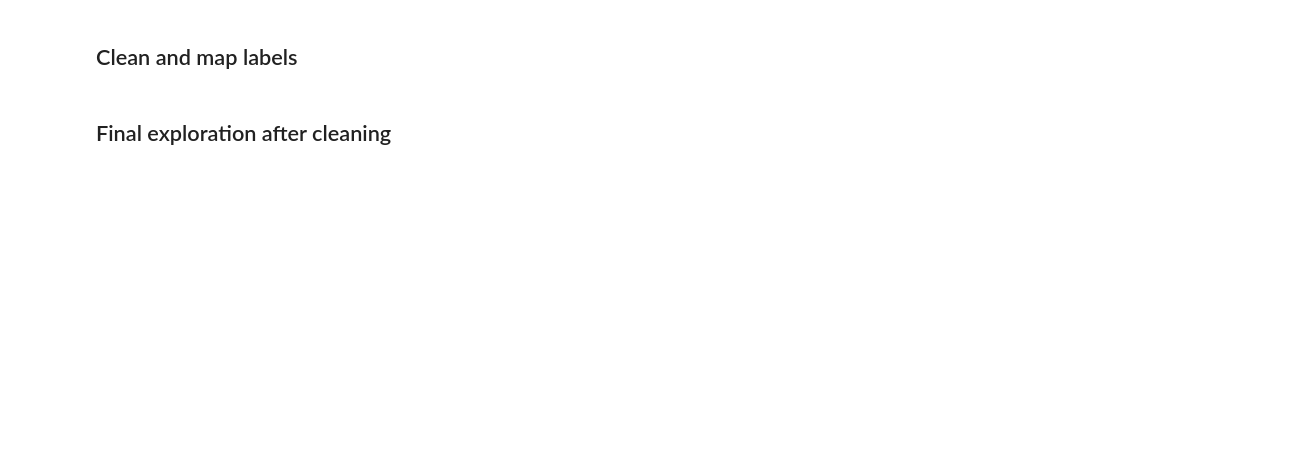
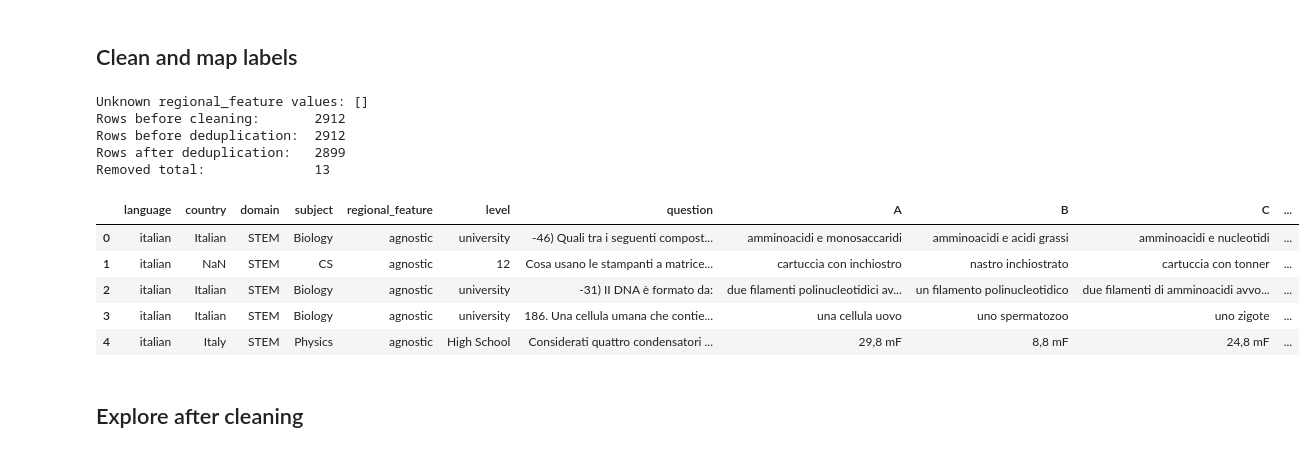
Before and after one commit to EPFLHenrik/LLM-Finetuning, a Jupyter notebook: multilingual/notebooks/include_preprocessing.ipynb, the cells around one changed output. Cells and saved outputs as stored; diff of their text form; code cells hidden in the pictures; blank space fills up the shorter version.

```diff
--- a/multilingual/notebooks/include_preprocessing.ipynb
+++ b/multilingual/notebooks/include_preprocessing.ipynb
@@ -151,2 +295,62 @@ print(f'Rows after deduplication:  {len(df)}')
+# %%
+df = df_raw.copy()
+
+df["question"] = df["question"].apply(clean_text)
+df["option_a"] = df["option_a"].apply(clean_text)
+df["option_b"] = df["option_b"].apply(clean_text)
+df["option_c"] = df["option_c"].apply(clean_text)
+df["option_d"] = df["option_d"].apply(clean_text)
+
+df["answer"] = df["answer"].apply(map_answer)
+df["regional_feature"] = df["regional_feature"].apply(clean_text)
+df["regionality"] = df["regional_feature"].map(REGIONALITY_MAP)
+
+unknown_regional_features = sorted(df.loc[df["regionality"].isna(), "regional_feature"].dropna().unique())
+print("Unknown regional_feature values:", unknown_regional_features)
+assert df["regionality"].notna().all()
+
+n_before = len(df)
+
+df = df[
+    df["question"].ne("")
+    & df["option_a"].ne("")
+    & df["option_b"].ne("")
+    & df["option_c"].ne("")
+    & df["option_d"].ne("")
+].copy()
+
+df = df.rename(columns={
+    "option_a": "A",
+    "option_b": "B",
+    "option_c": "C",
+    "option_d": "D",
+})
+
+df = df[df["answer"].isin(VALID_ANSWERS)].copy()
+
+dedup_cols = ["language", "question", "A", "B", "C", "D"]
+n_before_dedup = len(df)
+df = df.drop_duplicates(subset=dedup_cols).reset_index(drop=True)
+
+n_after_cleaning = len(df)
+
+print(f"Rows before cleaning:       {n_before}")
+print(f"Rows before deduplication:  {n_before_dedup}")
+print(f"Rows after deduplication:   {n_after_cleaning}")
+print(f"Removed total:              {n_before - n_after_cleaning}")
+
+display(df.head())
+# %% [output]
+Unknown regional_feature values: []
+Rows before cleaning:       2912
+Rows before deduplication:  2912
+Rows after deduplication:   2899
+Removed total:              13
+|  | language | country | domain | subject | regional_feature | level | question | A | B | C | ... |
+| 0 | italian | Italian | STEM | Biology | agnostic | university | -46) Quali tra i seguenti compost... | amminoacidi e monosaccaridi | amminoacidi e acidi grassi | amminoacidi e nucleotidi | ... |
+| 1 | italian | NaN | STEM | CS | agnostic | 12 | Cosa usano le stampanti a matrice... | cartuccia con inchiostro | nastro inchiostrato | cartuccia con tonner | ... |
+| 2 | italian | Italian | STEM | Biology | agnostic | university | -31) II DNA è formato da: | due filamenti polinucleotidici av... | un filamento polinucleotidico | due filamenti di amminoacidi avvo... | ... |
+| 3 | italian | Italian | STEM | Biology | agnostic | university | 186. Una cellula umana che contie... | una cellula uovo | uno spermatozoo | uno zigote | ... |
+| 4 | italian | Italy | STEM | Physics | agnostic | High School | Considerati quattro condensatori ... | 29,8 mF | 8,8 mF | 24,8 mF | ... |
 # %% [markdown]
-## Final exploration after cleaning
+## Explore after cleaning
```
Also changed, not shown: parts of 28 cells of this notebook, 32 other files.
